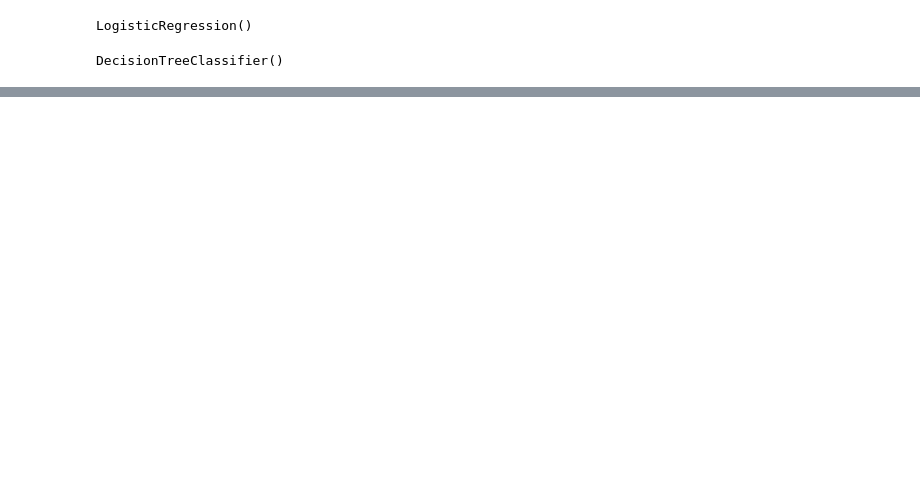
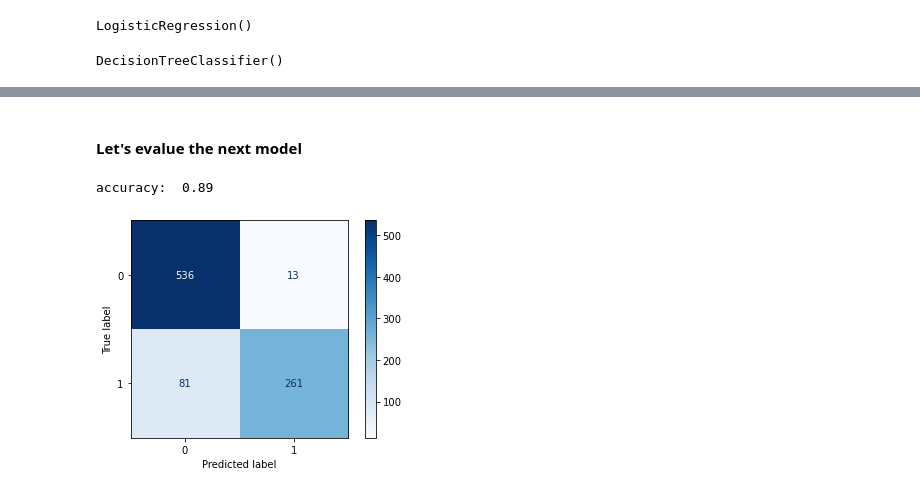
Before and after one commit to keijiart/EDA_Titanic, a Jupyter notebook: EDA_Titanic.ipynb, the cells around one changed output, grey strips where cells are left out. Cells and saved outputs as stored; diff of their text form; code cells hidden in the pictures; blank space fills up the shorter version.

```diff
--- a/EDA_Titanic.ipynb
+++ b/EDA_Titanic.ipynb
@@ -324,0 +414,7 @@ DecisionTreeClassifier()
+# %% [markdown]
+#### Let's evalue the next model
+# %%
+conf_mat_acc(decision_tree)
+# %% [output]
+accuracy:  0.89
+[figure, added]
```
Also changed, not shown: parts of 34 cells of this notebook.
